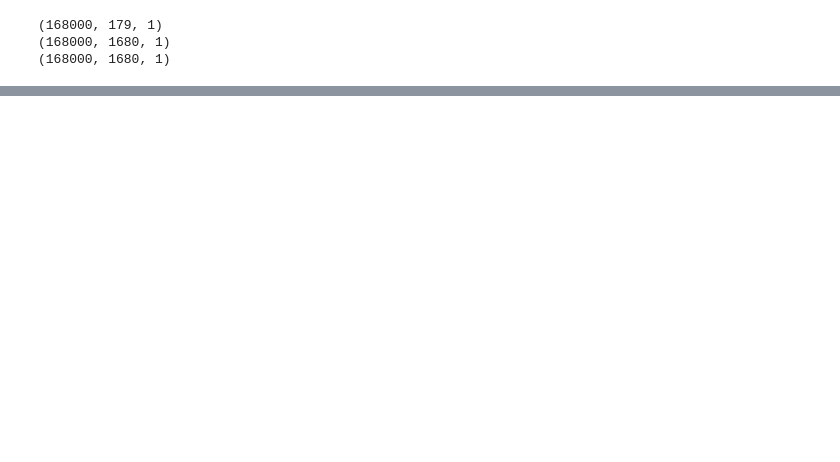
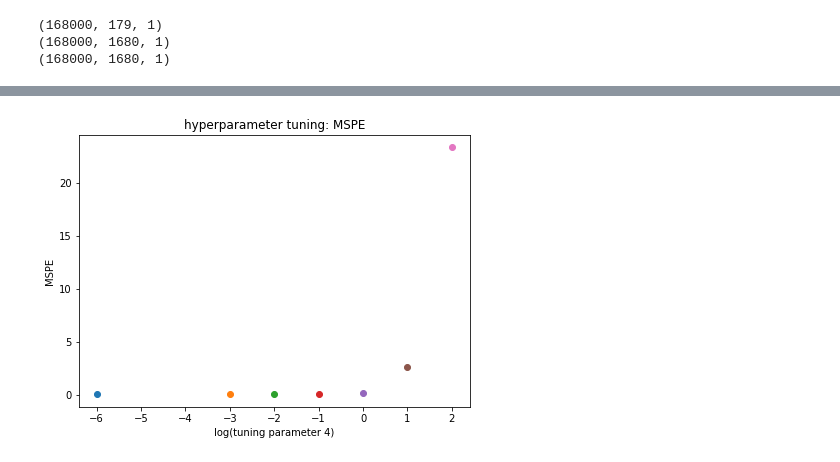
Before and after one commit to yizichenguc/AMOC_VAE, a Jupyter notebook: model.ipynb, the cells around one changed output, grey strips where cells are left out. Drawn from its saved outputs; the diff is of its cells as text; code cells hidden in the pictures; blank space fills up the shorter version.

```diff
--- a/model.ipynb
+++ b/model.ipynb
@@ -305,11 +269,0 @@ plt.show()
-# %%
-# check: grid_result is a dictionary, need better saving mode
-# grid_result = np.load(file + 'grid_result.npy')
-
-plt.figure(figsize=(7, 5))
-for key in grid_result:
-    plt.plot(math.log10(key), math.log10(grid_result[key]), marker = 'o')
-plt.title('hyperparameter tuning')
-plt.ylabel('log loss')
-plt.xlabel('log(tuning parameter 4)')
-plt.show()
@@ -328,0 +328,21 @@ plt.show()
+# %%
+# load grid_result file
+grid_result = np.load('../model_output/grid_result.npy', allow_pickle=True)
+grid_result = grid_result[()]
+
+target = np.squeeze(AMOC_scaler.inverse_transform(target_val))
+# %%
+# plot mspe based on validation data
+plt.figure(figsize=(7, 5))
+for key in grid_result:
+    val_pred_mean = grid_result[key][0]
+    mspe = np.mean(np.square(target - val_pred_mean))
+    plt.plot(math.log10(key), mspe, marker = 'o')
+#     plt.plot(math.log10(key), math.log10(mspe), marker = 'o')
+plt.title('hyperparameter tuning: MSPE')
+plt.xlabel('log(tuning parameter 4)')
+plt.ylabel('MSPE')
+# plt.ylim((0, 2))
+plt.show()
+# %% [output]
+[figure, added]
```
Also changed, not shown: parts of 21 cells of this notebook, 29 other files.
